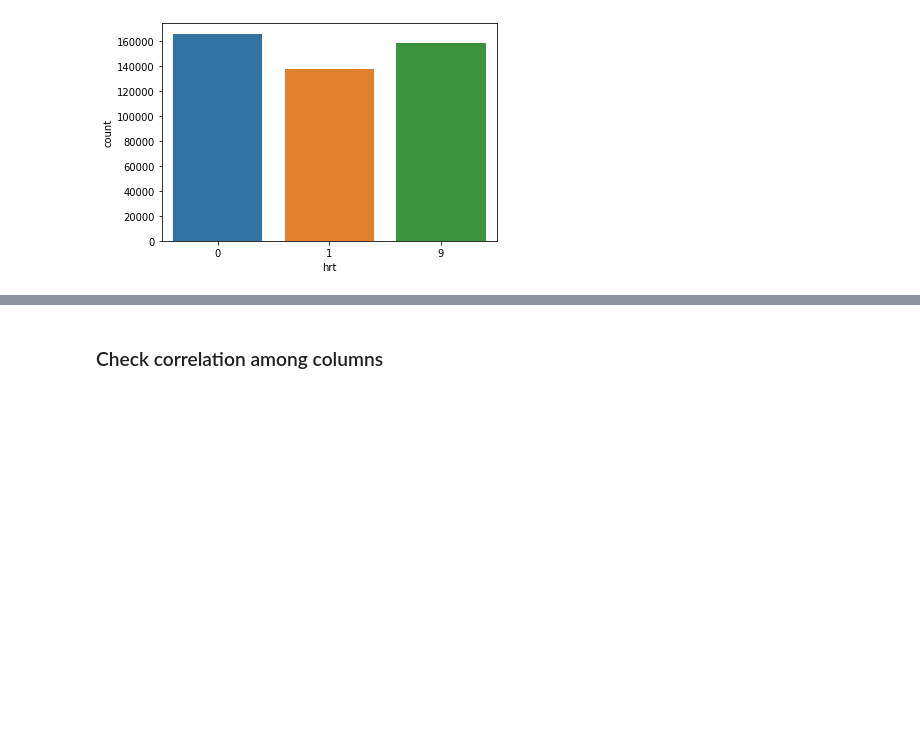
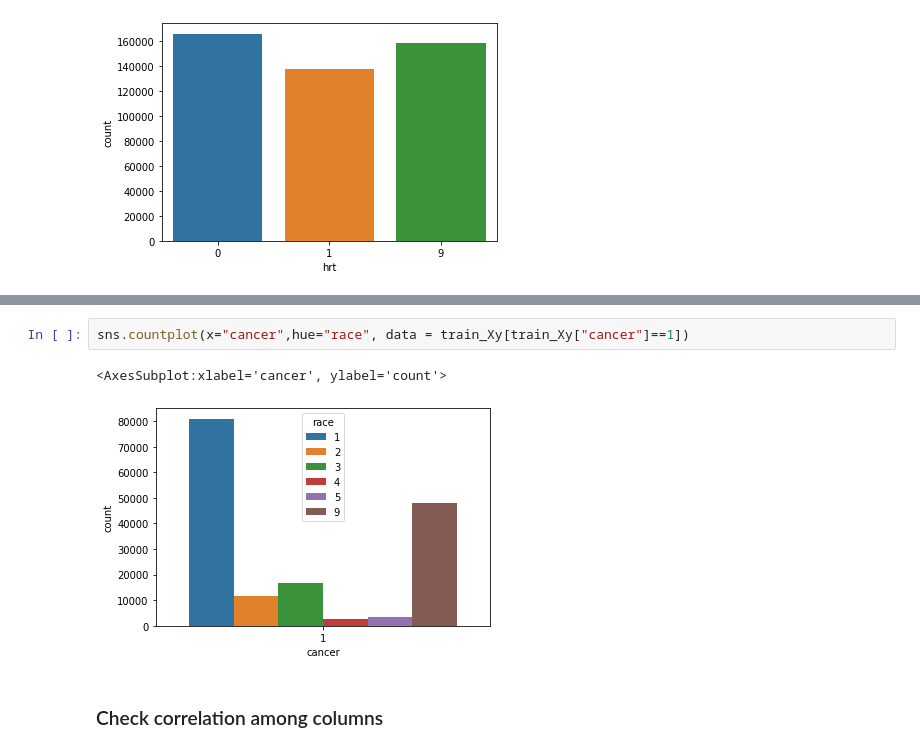
Before and after one commit to gpaikane/Breast-Cancer-Helper-Chatbot, a Jupyter notebook: NTT-Data-AI-Hackathon/Breast Cancer Risk Predictor Model.ipynb, the cells around one changed output, grey strips where cells are left out. Drawn from its saved outputs; the diff is of its cells as text; blank space fills up the shorter version.

```diff
--- a/NTT-Data-AI-Hackathon/Breast Cancer Risk Predictor Model.ipynb
+++ b/NTT-Data-AI-Hackathon/Breast Cancer Risk Predictor Model.ipynb
@@ -204,3 +228,8 @@ for col in X_train.columns[1:]:
+# %%
+sns.countplot(x="cancer",hue="race", data = train_Xy[train_Xy["cancer"]==1])
+# %% [output]
+<AxesSubplot:xlabel='cancer', ylabel='count'>
+[figure, added]
 # %% [markdown]
 ### Check correlation among columns
 # %%
```
Also changed, not shown: parts of 14 cells of this notebook.
